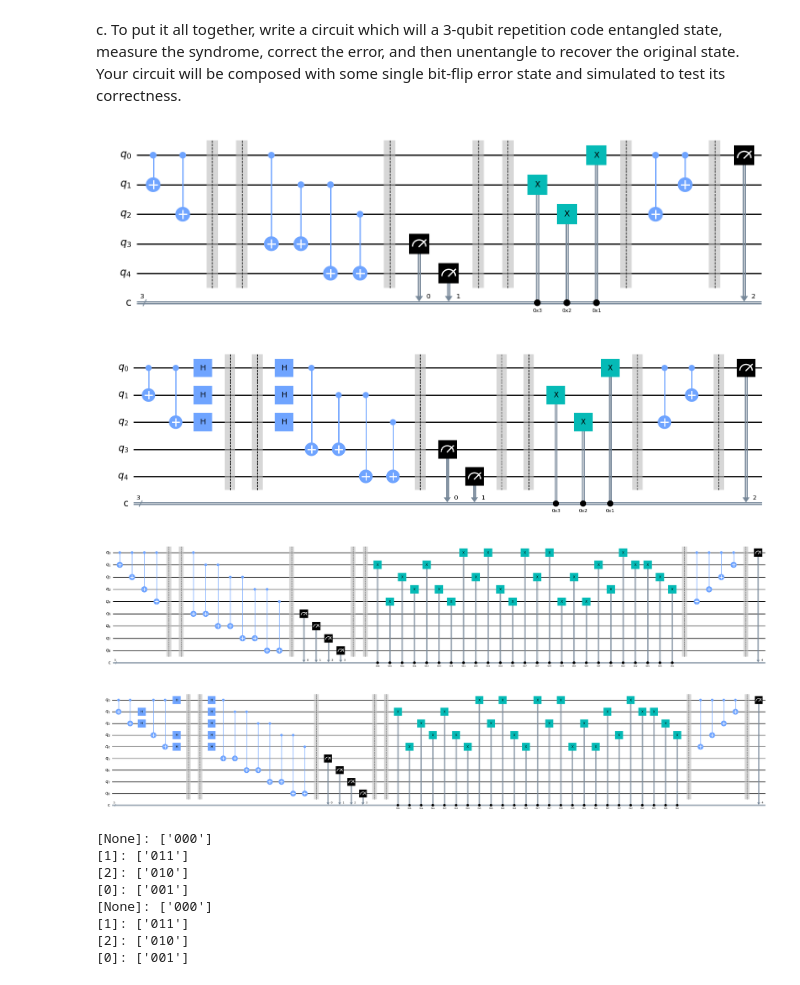
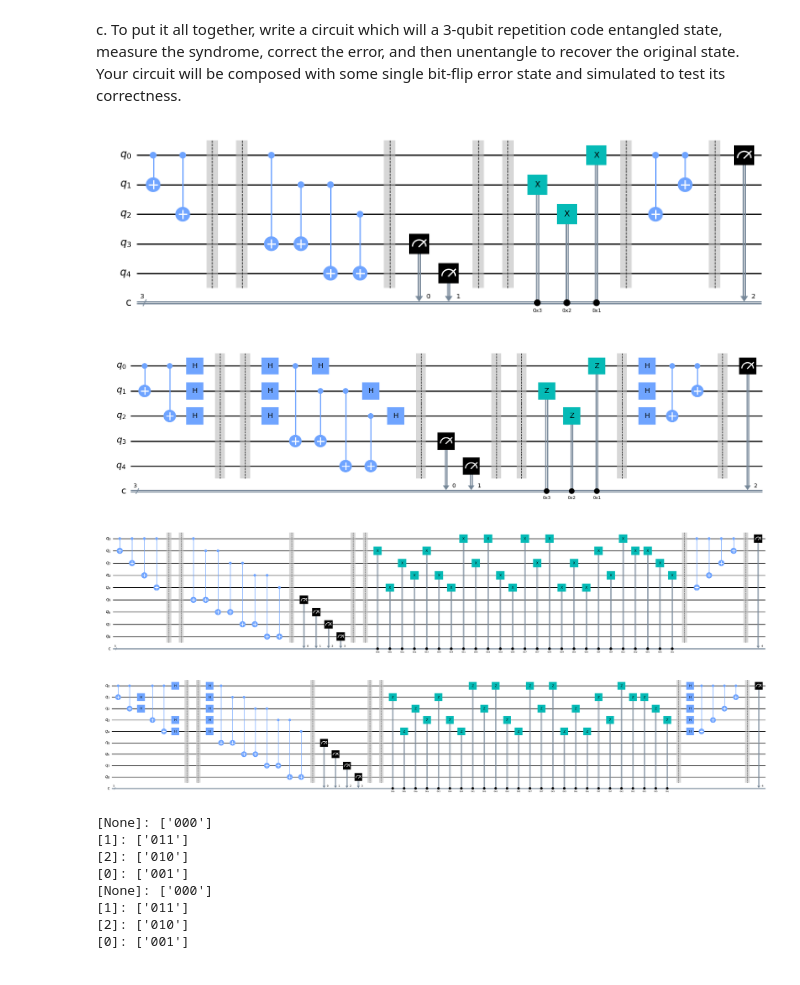
Before and after one commit to 5ayam5/ECE-382V, a Jupyter notebook: Notebooks/Lab2/Lab2.ipynb, the cells around one changed output. Drawn from its saved outputs; the diff is of its cells as text; code cells hidden in the pictures.

```diff
--- a/Notebooks/Lab2/Lab2.ipynb
+++ b/Notebooks/Lab2/Lab2.ipynb
@@ -48,6 +48,10 @@ def flip_repetition_code_3_qubits_with_error(phase_flip, qubits_to_flip):
     qc.cnot(1, 3)
     qc.cnot(1, 4)
     qc.cnot(2, 4)
+    if phase_flip:
+        qc.h(0)
+        qc.h(1)
+        qc.h(2)
     qc.barrier()
 
     qc.measure([3, 4], [0, 1])
@@ -149,9 +147,16 @@ def flip_repetition_code_3_qubits_with_error_correction(phase_flip, qubit_to_fli
     for (syndrome, qubits_to_flip) in flip_decoder.items():
         for qubit_to_flip in qubits_to_flip:
             if qubit_to_flip != None:
-                qc.x(qubit_to_flip).c_if(qc.cregs[0], int(syndrome, 2))
+                if phase_flip:
+                    qc.z(qubit_to_flip).c_if(qc.cregs[0], int(syndrome, 2))
+                else:
+                    qc.x(qubit_to_flip).c_if(qc.cregs[0], int(syndrome, 2))
 
     qc.barrier()
+    if phase_flip:
+        qc.h(0)
+        qc.h(1)
+        qc.h(2)
     qc.cnot(0, 2)
     qc.cnot(0, 1)
     qc.barrier()
@@ -178,38 +183,47 @@ def flip_repetition_code_5_qubits_with_error_correction(phase_flip, qubit_to_fli
     for (syndrome, qubits_to_flip) in flip_decoder.items():
         for qubit_to_flip in qubits_to_flip:
             if qubit_to_flip != None:
-                qc.x(qubit_to_flip).c_if(qc.cregs[0], int(syndrome, 2))
+                if phase_flip:
+                    qc.z(qubit_to_flip).c_if(qc.cregs[0], int(syndrome, 2))
+                else:
+                    qc.x(qubit_to_flip).c_if(qc.cregs[0], int(syndrome, 2))
 
     qc.barrier()
+    if phase_flip:
+        qc.h(0)
+        qc.h(1)
+        qc.h(2)
+        qc.h(3)
+        qc.h(4)
     qc.cnot(0, 4)
     qc.cnot(0, 3)
     qc.cnot(0, 2)
     qc.cnot(0, 1)
     qc.barrier()
     qc.measure(0, 4)
 
     return qc
 
 display(flip_repetition_code_5_qubits_with_error_correction(False, {None}).draw(output='mpl', fold=-1))
 display(flip_repetition_code_5_qubits_with_error_correction(True, {None}).draw(output='mpl', fold=-1))
 
 def test_flip_decoder(phase_flip, set_qubits_to_flip, circuit, backend=None):
     plot = True
     for qubits_to_flip in set_qubits_to_flip:
         qc = circuit(phase_flip, qubits_to_flip)
         if backend is None:
             backend = Aer.get_backend('statevector_simulator')
             plot = False
         execution = execute(qc, backend).result()
         counts = execution.get_counts()
         if plot:
             display(plot_histogram(counts))
         print(list(qubits_to_flip), list(counts.keys()), sep=": ")
 # %% [output]
 [figure]
-[figure, old version]
+[figure, new version]
 [figure]
-[figure, old version]
+[figure, new version]
 # %%
 test_flip_decoder(False, generate_set(3, 1), flip_repetition_code_3_qubits_with_error_correction)
 test_flip_decoder(True, generate_set(3, 1), flip_repetition_code_3_qubits_with_error_correction)
```
Also changed, not shown: parts of 3 cells of this notebook, 4 other files.
